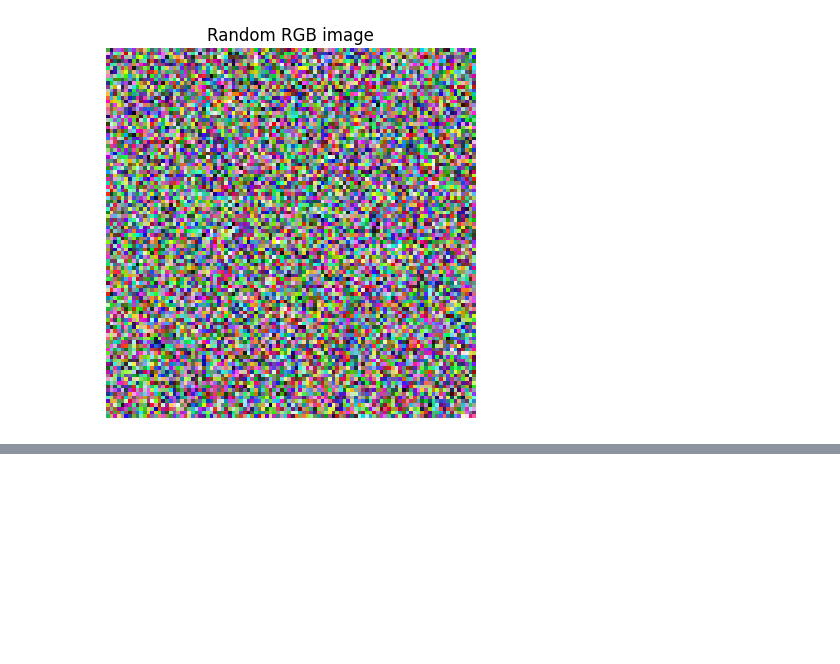
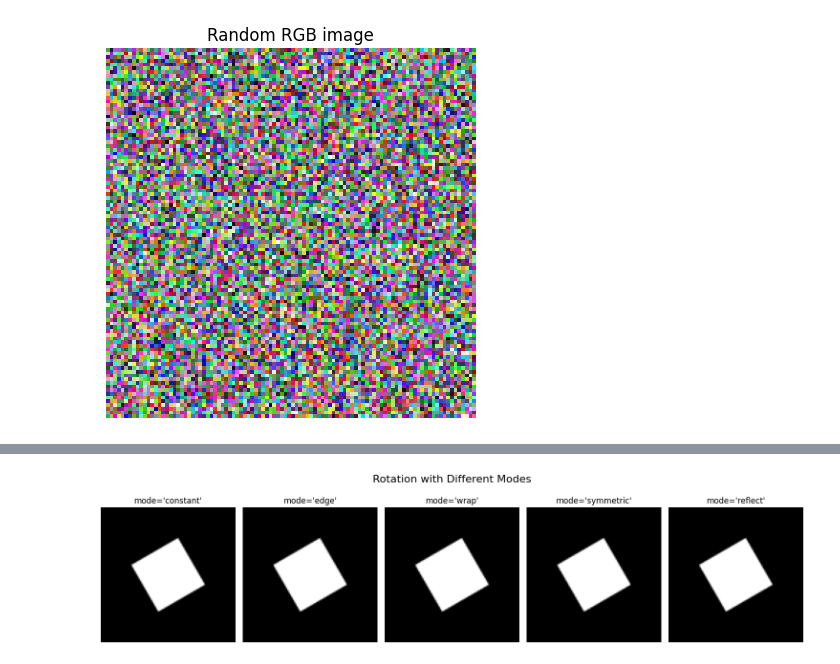
Before and after one commit to keerthivnair/CNN-and-OpenCV, a Jupyter notebook: randomImageTester.ipynb, the cells around one changed output, grey strips where cells are left out. Drawn from its saved outputs; the diff is of its cells as text; code cells hidden in the pictures; blank space fills up the shorter version.

```diff
--- a/randomImageTester.ipynb
+++ b/randomImageTester.ipynb
@@ -27,0 +73,23 @@ plt.show()
+# %%
+img = np.zeros((100,100,3),dtype=np.uint8)
+img[30:70,30:70] = [255,255,255]
+# %%
+modes = ['constant','edge','wrap','symmetric','reflect']
+
+rotated_images = [rotate(img,angle = 30,mode = mode,preserve_range=True).astype(np.uint8)
+                 for mode in modes]
+# %%
+plt.figure(figsize=(15,4))
+
+for i,(mode,img) in enumerate((zip(modes,rotated_images))):
+    plt.subplot(1,len(rotated_images),i+1)
+    plt.imshow(img)
+    plt.title(f"mode='{mode}'")
+    plt.axis('off')
+
+
+plt.suptitle("Rotation with Different Modes", fontsize=16)
+plt.tight_layout()
+plt.show()
+# %% [output]
+[figure, added]
```
Also changed, not shown: parts of 3 cells of this notebook.
